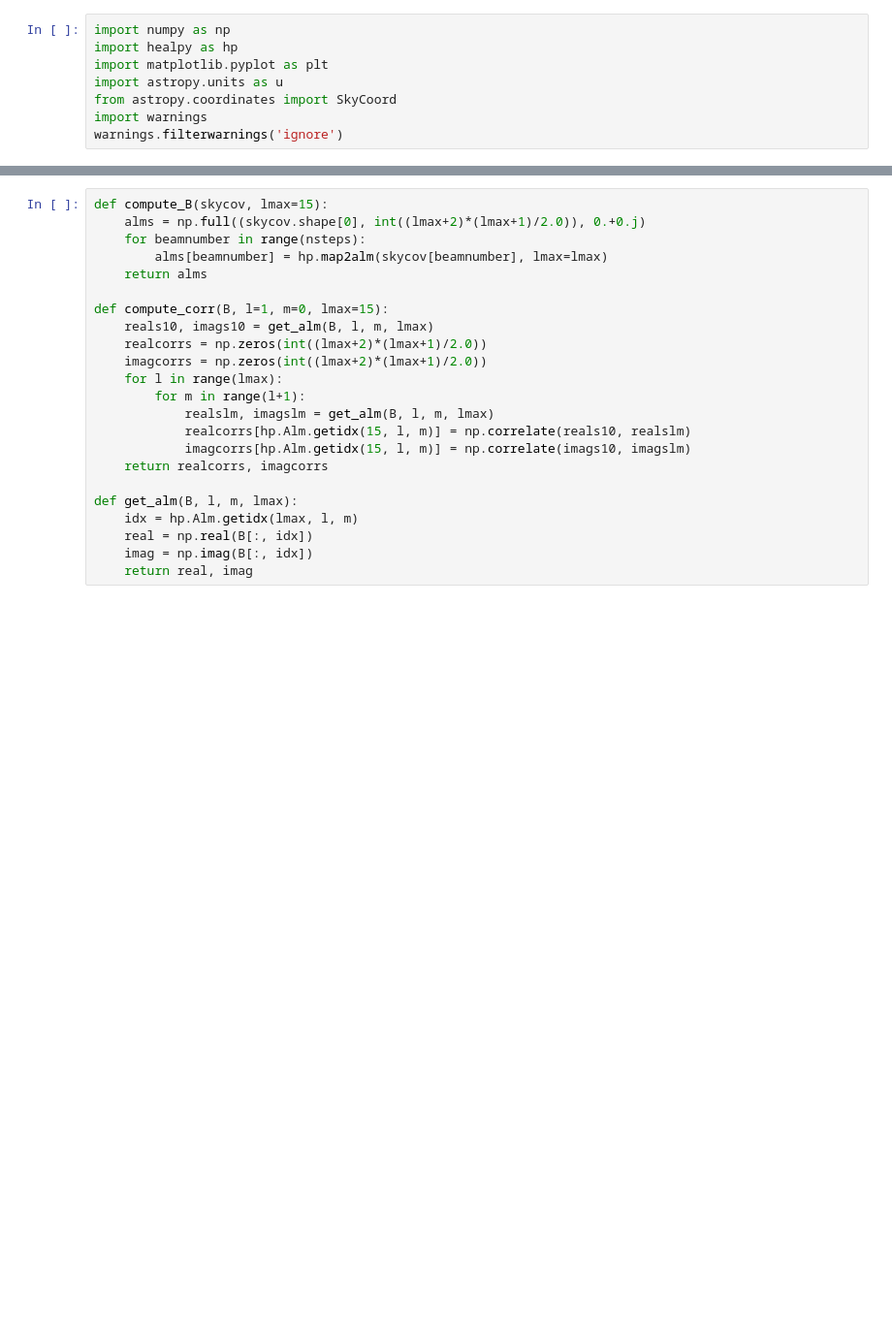
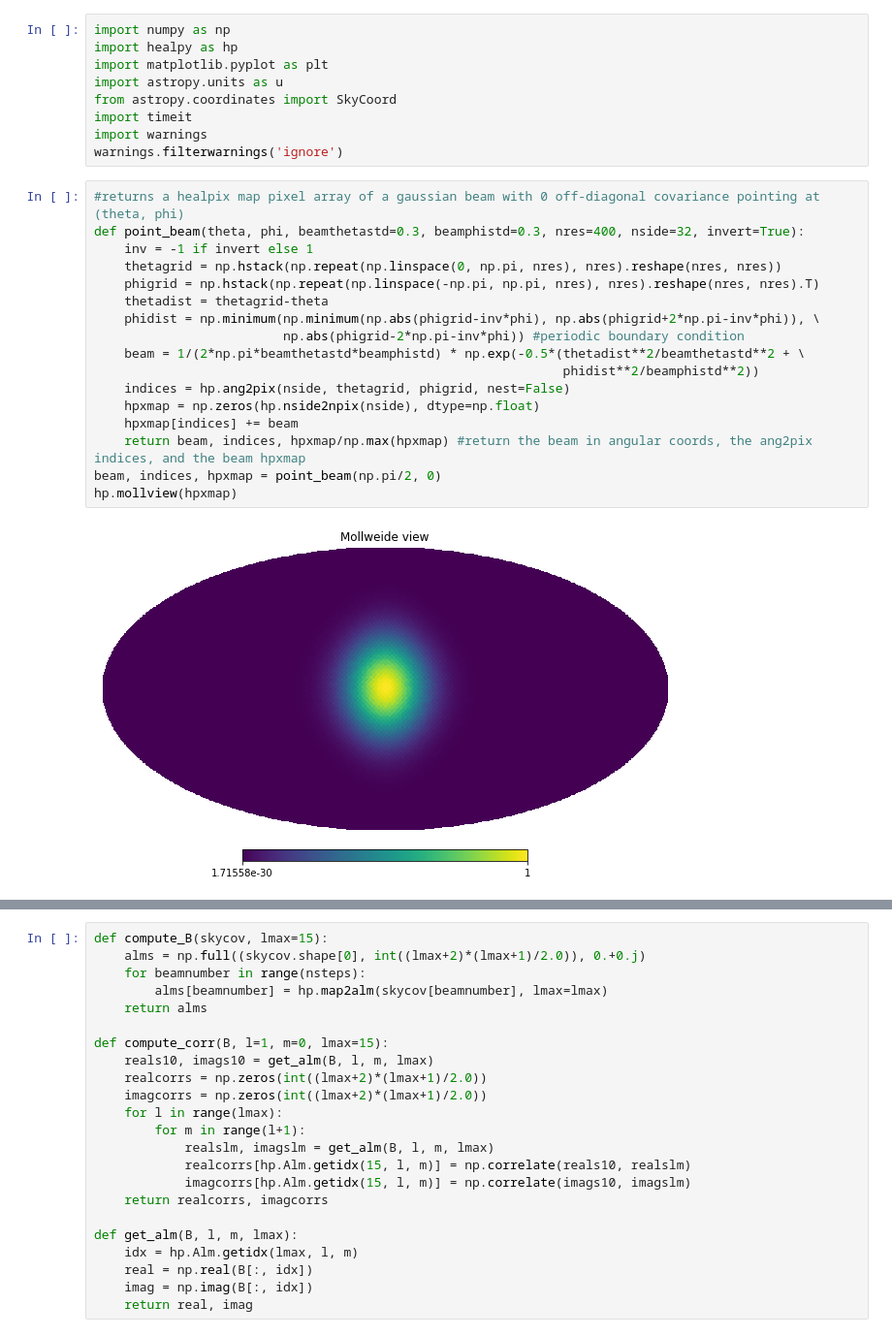
Before and after one commit to joheenc/chic_coupling, a Jupyter notebook: Rotate beam.ipynb, the cells around one changed output, grey strips where cells are left out. Shown at 97% size. Cells and saved outputs as stored; diff of their text form; blank space fills up the shorter version.

Commit message:
gaussian beam formalism

```diff
--- a/Rotate beam.ipynb
+++ b/Rotate beam.ipynb
@@ -4,5 +4,25 @@ import healpy as hp
 import matplotlib.pyplot as plt
 import astropy.units as u
 from astropy.coordinates import SkyCoord
+import timeit
 import warnings
 warnings.filterwarnings('ignore')
+# %%
+#returns a healpix map pixel array of a gaussian beam with 0 off-diagonal covariance pointing at (theta, phi)
+def point_beam(theta, phi, beamthetastd=0.3, beamphistd=0.3, nres=400, nside=32, invert=True):
+    inv = -1 if invert else 1
+    thetagrid = np.hstack(np.repeat(np.linspace(0, np.pi, nres), nres).reshape(nres, nres))
+    phigrid = np.hstack(np.repeat(np.linspace(-np.pi, np.pi, nres), nres).reshape(nres, nres).T)
+    thetadist = thetagrid-theta
+    phidist = np.minimum(np.minimum(np.abs(phigrid-inv*phi), np.abs(phigrid+2*np.pi-inv*phi)), \
+                         np.abs(phigrid-2*np.pi-inv*phi)) #periodic boundary condition
+    beam = 1/(2*np.pi*beamthetastd*beamphistd) * np.exp(-0.5*(thetadist**2/beamthetastd**2 + \
+                                                              phidist**2/beamphistd**2))
+    indices = hp.ang2pix(nside, thetagrid, phigrid, nest=False)
+    hpxmap = np.zeros(hp.nside2npix(nside), dtype=np.float)
+    hpxmap[indices] += beam
+    return beam, indices, hpxmap/np.max(hpxmap) #return the beam in angular coords, the ang2pix indices, and the beam hpxmap
+beam, indices, hpxmap = point_beam(np.pi/2, 0)
+hp.mollview(hpxmap)
+# %% [output]
+[figure, added]
```
Also changed, not shown: parts of 11 cells of this notebook, 2 other files.
